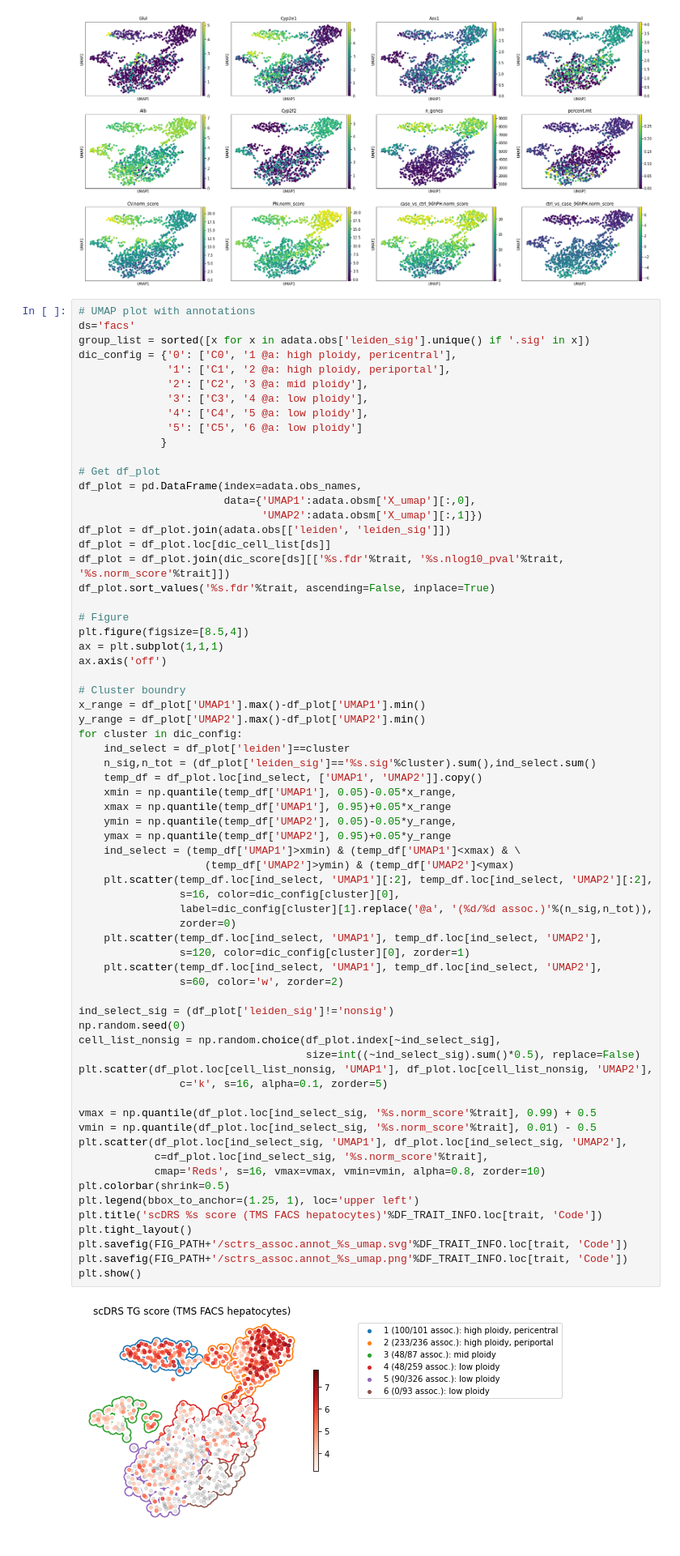
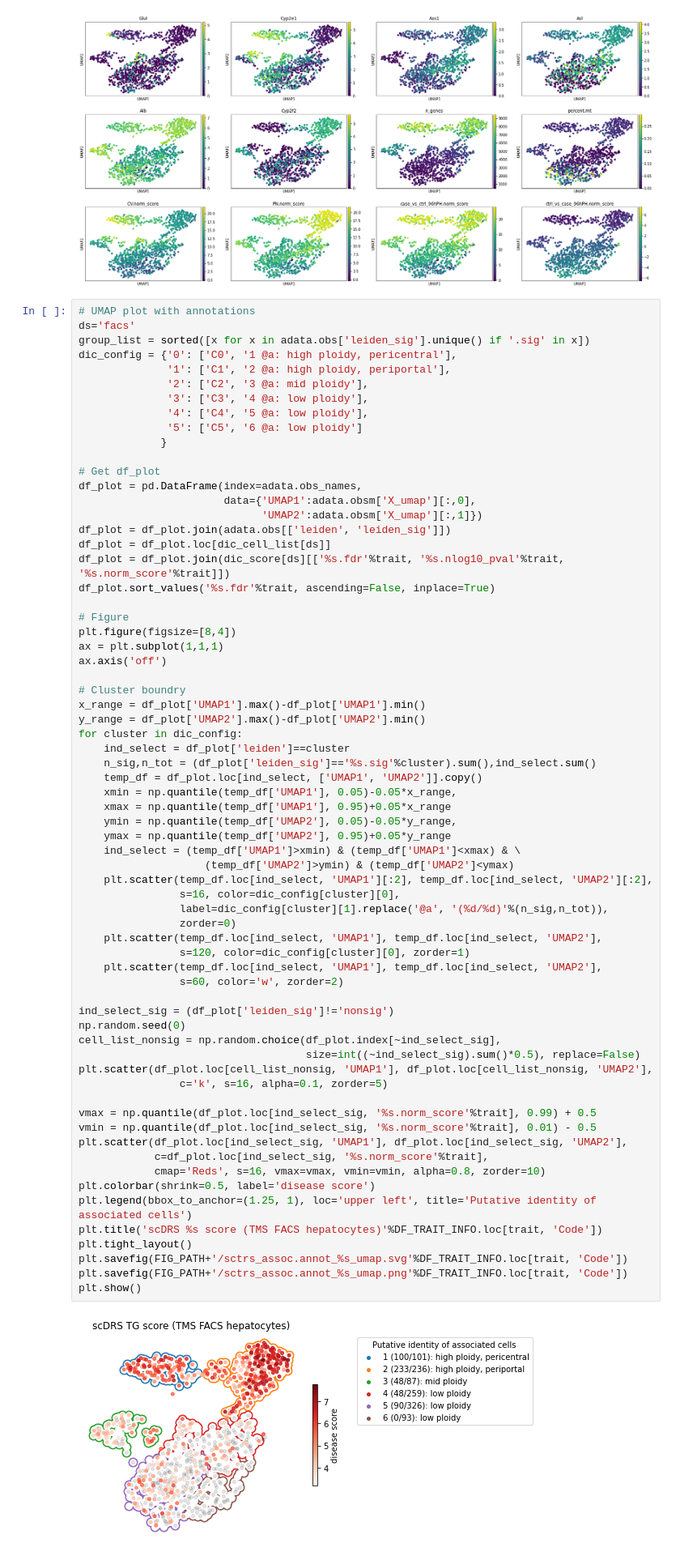
Before and after one commit to martinjzhang/scDRS, a Jupyter notebook: experiments/job.case_hepatocyte/s3_analysis_hep.ipynb, the cells around one changed output. Shown at 81% size. Saved outputs shown, nothing was run; the diff lists cells and outputs as text.

```diff
--- a/experiments/job.case_hepatocyte/s3_analysis_hep.ipynb
+++ b/experiments/job.case_hepatocyte/s3_analysis_hep.ipynb
@@ -461,7 +461,7 @@ df_plot = df_plot.join(dic_score[ds][['%s.fdr'%trait, '%s.nlog10_pval'%trait, '%
 df_plot.sort_values('%s.fdr'%trait, ascending=False, inplace=True)
 
 # Figure
-plt.figure(figsize=[8.5,4])
+plt.figure(figsize=[8,4])
 ax = plt.subplot(1,1,1)
 ax.axis('off')
 
@@ -477,34 +477,34 @@ for cluster in dic_config:
     ymin = np.quantile(temp_df['UMAP2'], 0.05)-0.05*y_range,
     ymax = np.quantile(temp_df['UMAP2'], 0.95)+0.05*y_range
     ind_select = (temp_df['UMAP1']>xmin) & (temp_df['UMAP1']<xmax) & \
                     (temp_df['UMAP2']>ymin) & (temp_df['UMAP2']<ymax)
     plt.scatter(temp_df.loc[ind_select, 'UMAP1'][:2], temp_df.loc[ind_select, 'UMAP2'][:2],
                 s=16, color=dic_config[cluster][0],
-                label=dic_config[cluster][1].replace('@a', '(%d/%d assoc.)'%(n_sig,n_tot)),
+                label=dic_config[cluster][1].replace('@a', '(%d/%d)'%(n_sig,n_tot)),
                 zorder=0)
     plt.scatter(temp_df.loc[ind_select, 'UMAP1'], temp_df.loc[ind_select, 'UMAP2'],
                 s=120, color=dic_config[cluster][0], zorder=1)
     plt.scatter(temp_df.loc[ind_select, 'UMAP1'], temp_df.loc[ind_select, 'UMAP2'],
                 s=60, color='w', zorder=2)
 
 ind_select_sig = (df_plot['leiden_sig']!='nonsig')
 np.random.seed(0)
 cell_list_nonsig = np.random.choice(df_plot.index[~ind_select_sig],
                                     size=int((~ind_select_sig).sum()*0.5), replace=False)
 plt.scatter(df_plot.loc[cell_list_nonsig, 'UMAP1'], df_plot.loc[cell_list_nonsig, 'UMAP2'],
                 c='k', s=16, alpha=0.1, zorder=5)
 
 vmax = np.quantile(df_plot.loc[ind_select_sig, '%s.norm_score'%trait], 0.99) + 0.5
 vmin = np.quantile(df_plot.loc[ind_select_sig, '%s.norm_score'%trait], 0.01) - 0.5
 plt.scatter(df_plot.loc[ind_select_sig, 'UMAP1'], df_plot.loc[ind_select_sig, 'UMAP2'],
             c=df_plot.loc[ind_select_sig, '%s.norm_score'%trait],
             cmap='Reds', s=16, vmax=vmax, vmin=vmin, alpha=0.8, zorder=10)
-plt.colorbar(shrink=0.5)
-plt.legend(bbox_to_anchor=(1.25, 1), loc='upper left')
+plt.colorbar(shrink=0.5, label='disease score')
+plt.legend(bbox_to_anchor=(1.25, 1), loc='upper left', title='Putative identity of associated cells')
 plt.title('scDRS %s score (TMS FACS hepatocytes)'%DF_TRAIT_INFO.loc[trait, 'Code'])
 plt.tight_layout()
 plt.savefig(FIG_PATH+'/sctrs_assoc.annot_%s_umap.svg'%DF_TRAIT_INFO.loc[trait, 'Code'])
 plt.savefig(FIG_PATH+'/sctrs_assoc.annot_%s_umap.png'%DF_TRAIT_INFO.loc[trait, 'Code'])
 plt.show()
 # %% [output]
-[figure, old version]
+[figure, new version]
```
Also changed, not shown: parts of 8 cells of this notebook, 6 other files.
